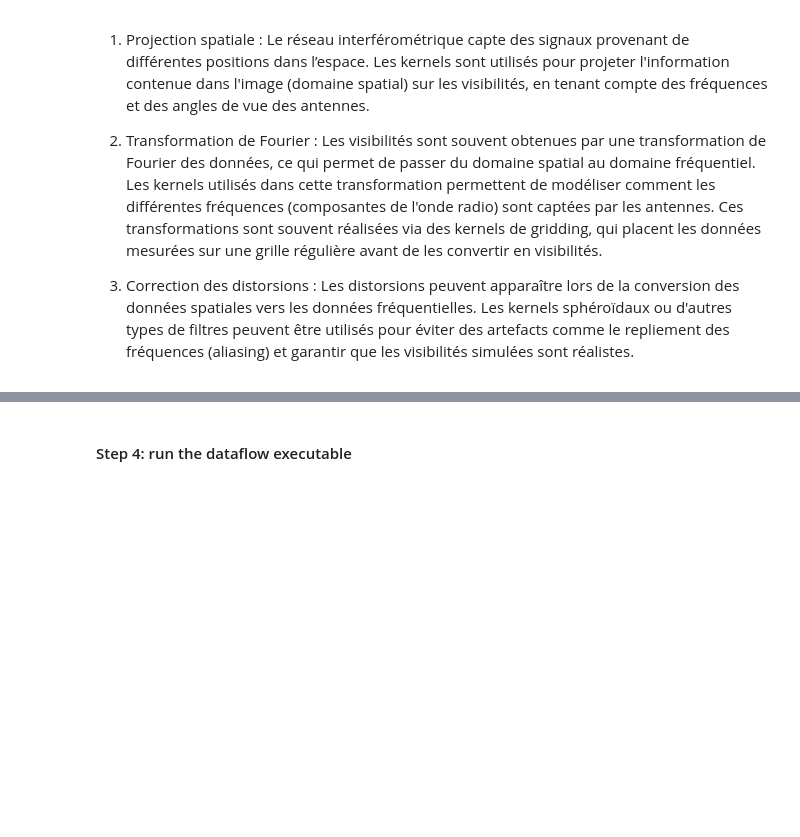
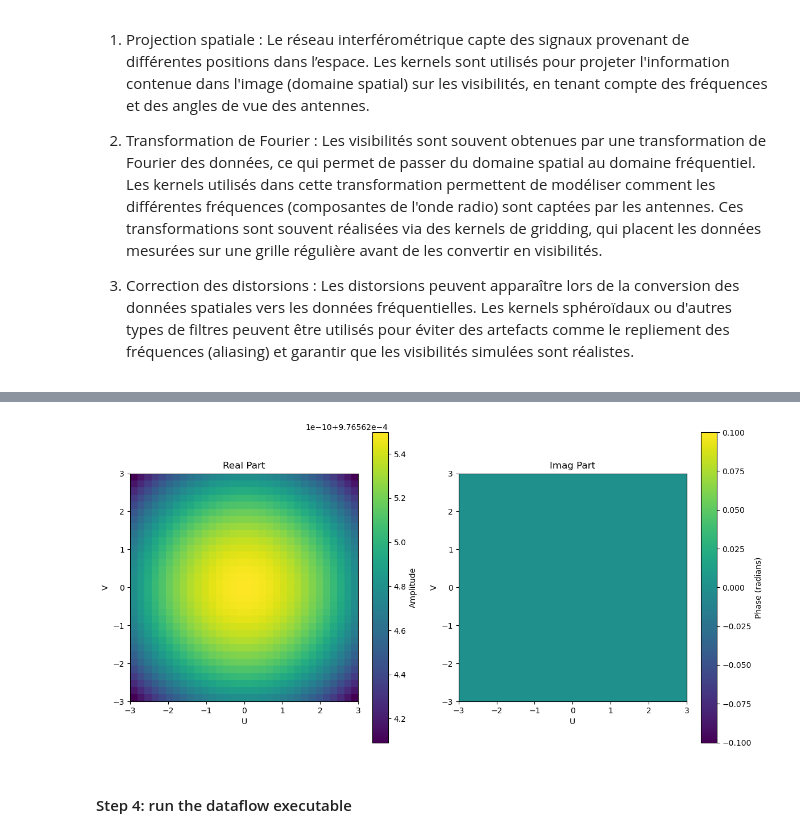
Before and after one commit to Ophelie-Renaud/measurementset-simulator, a Jupyter notebook: dataflow_simulator/ms_from_fits_dataflow.ipynb, the cells around one changed output, grey strips where cells are left out. Saved outputs shown, nothing was run; the diff lists cells and outputs as text; code cells hidden in the pictures; blank space fills up the shorter version.

```diff
--- a/dataflow_simulator/ms_from_fits_dataflow.ipynb
+++ b/dataflow_simulator/ms_from_fits_dataflow.ipynb
@@ -515,0 +181,93 @@ NameError: name 'cf' is not defined
+# %%
+import numpy as np
+import scipy.special as sp
+import matplotlib.pyplot as plt
+
+# Paramètres d'entrée
+FOV_DEGREES = 1  # Champ de vue en degrés
+GRID_SIZE = 512  # Taille de la grille I(l,m)
+NUM_DEGRIDDING_KERNELS = 17  # Nombre de noyaux de degridding
+OVERSAMPLING_FACTOR = 16  # Facteur de suréchantillonnage
+KERNEL_SUPPORT = 6  # Taille du support du noyau en pixels
+BETA = 2.0  # Paramètre de la fenêtre Kaiser-Bessel
+WIDTH = 4.0  # Largeur du noyau
+FREQUENCY_HZ = 1.4e9  # Fréquence en Hz (ex: 1.4 GHz)
+BASELINE_MAX = 1000  # Distance maximale de la baseline en mètres
+SPEED_OF_LIGHT = 3e8  # Vitesse de la lumière en m/s
+
+# Calcul de la taille de la cellule en secondes d'arc
+cell_size_arcsec = (FOV_DEGREES * 3600) / GRID_SIZE
+print(f"Taille de la cellule de la grille: {cell_size_arcsec} arcsec")
+
+def kaiser_bessel_kernel(u, beta=BETA, width=WIDTH):
+    """ Génère un noyau Kaiser-Bessel pour le gridding et degridding."""
+    arg = np.maximum(0, 1 - (2 * u / width) ** 2)  # Empêche les valeurs négatives
+    kernel = np.where(arg > 0, sp.i0(beta * np.sqrt(arg)) / sp.i0(beta), 0)
+    return kernel
+
+def generate_gridding_kernel(grid_size=GRID_SIZE, num_kernels=NUM_DEGRIDDING_KERNELS, oversampling=OVERSAMPLING_FACTOR, kernel_support=KERNEL_SUPPORT, beta=BETA, width=WIDTH, baseline_max=BASELINE_MAX, frequency_hz=FREQUENCY_HZ):
+    """ Génère une table de noyaux de gridding en 2D avec ajustement UV selon la fréquence et la baseline."""
+    # Calcul de uvw_max
+    uvw_max = baseline_max * frequency_hz / SPEED_OF_LIGHT
+
+    # Définir les coordonnées U et V en fonction du support et de l'échantillonnage
+    u = np.linspace(-kernel_support / 2, kernel_support / 2, grid_size // oversampling)
+    v = np.linspace(-kernel_support / 2, kernel_support / 2, grid_size // oversampling)
+    uu, vv = np.meshgrid(u, v)
+
+    # Conversion en coordonnées UV en fonction de uvw_max
+    uu = uu / uvw_max
+    vv = vv / uvw_max
+
+    r = np.sqrt(uu**2 + vv**2)
+    kernel = kaiser_bessel_kernel(r, beta, width)
+    kernel_complex = kernel + 1j * np.zeros_like(kernel)  # Partie réelle et imaginaire
+    return kernel_complex / np.sum(kernel)  # Normalisation
+
+
+def save_kernel_to_csv(kernel, filename_real="kernel_real.csv", filename_imag="kernel_imag.csv", filename_support="kernel_support.csv"):
+    """ Sauvegarde la partie réelle, imaginaire et le support du noyau dans des fichiers CSV """
+    real_part = np.real(kernel)
+    imag_part = np.imag(kernel)
+    support = np.indices(kernel.shape)[0]
+
+    with open(filename_real, "w") as f_real, open(filename_imag, "w") as f_imag, open(filename_support, "w") as f_support:
+        for i in range(kernel.shape[0]):
+            for j in range(kernel.shape[1]):
+                f_real.write(f"{real_part[i, j]},")
+                f_imag.write(f"{imag_part[i, j]},")
+                f_support.write(f"{support[i, j]},")
+            f_real.write("\n")
+            f_imag.write("\n")
+            f_support.write("\n")
+
+def plot_real_and_phase(kernel, title_real="Real Part", title_phase="Imag Part"):
+    """ Affiche la partie réelle et la phase du noyau côte à côte """
+    real_part = np.real(kernel)
+    phase = np.angle(kernel)  # Phase en radians
+
+    # Créer la figure avec deux sous-graphes côte à côte
+    fig, ax = plt.subplots(1, 2, figsize=(12, 6))
+
+    # Afficher la partie réelle
+    im_real = ax[0].imshow(real_part, extent=[-KERNEL_SUPPORT / 2, KERNEL_SUPPORT / 2, -KERNEL_SUPPORT / 2, KERNEL_SUPPORT / 2], cmap='viridis')
+    ax[0].set_title(title_real)
+    ax[0].set_xlabel("U")
+    ax[0].set_ylabel("V")
+    fig.colorbar(im_real, ax=ax[0], label="Amplitude")
+
+    # Afficher la phase
+    im_phase = ax[1].imshow(phase, extent=[-KERNEL_SUPPORT / 2, KERNEL_SUPPORT / 2, -KERNEL_SUPPORT / 2, KERNEL_SUPPORT / 2], cmap='viridis')
+    ax[1].set_title(title_phase)
+    ax[1].set_xlabel("U")
+    ax[1].set_ylabel("V")
+    fig.colorbar(im_phase, ax=ax[1], label="Phase (radians)")
+
+    plt.tight_layout()
+    plt.show()
+
+if __name__ == "__main__":
+    kernel = generate_gridding_kernel()
+    plot_real_and_phase(kernel)
+    save_kernel_to_csv(kernel)
+# %% [output]
@@ -516,3 +275,4 @@ NameError: name 'cf' is not defined
+[figure, added]
 # %% [markdown]
 #### Step 4: run the dataflow executable
 # %%
```
Also changed, not shown: parts of 17 cells of this notebook, 51 other files.
